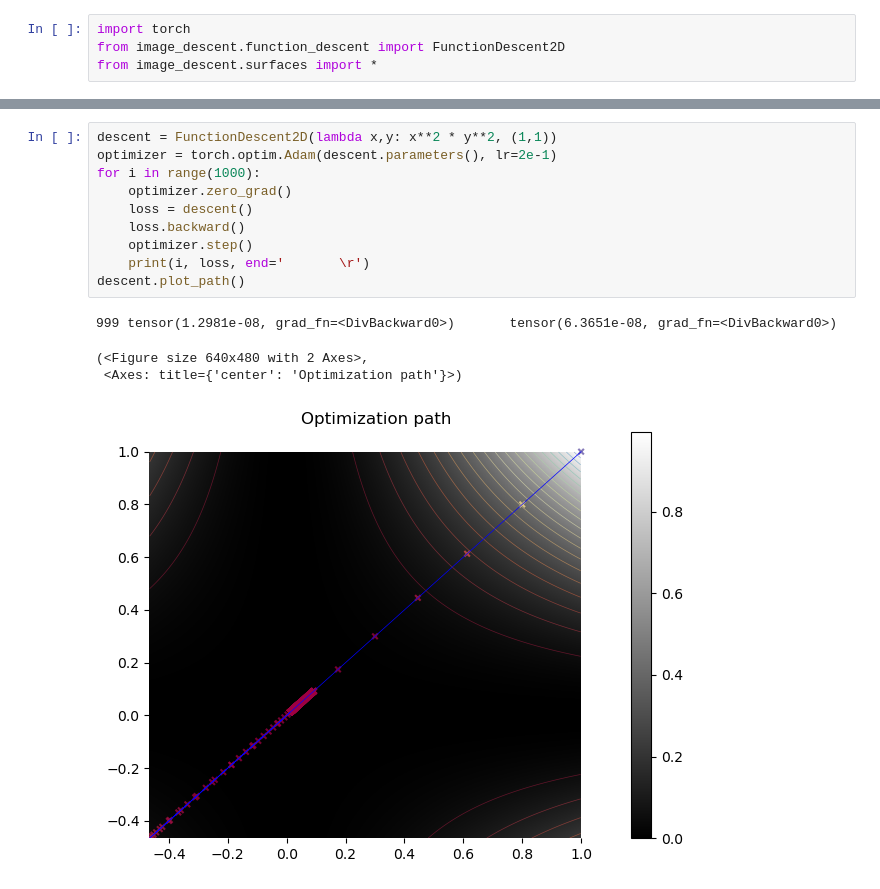
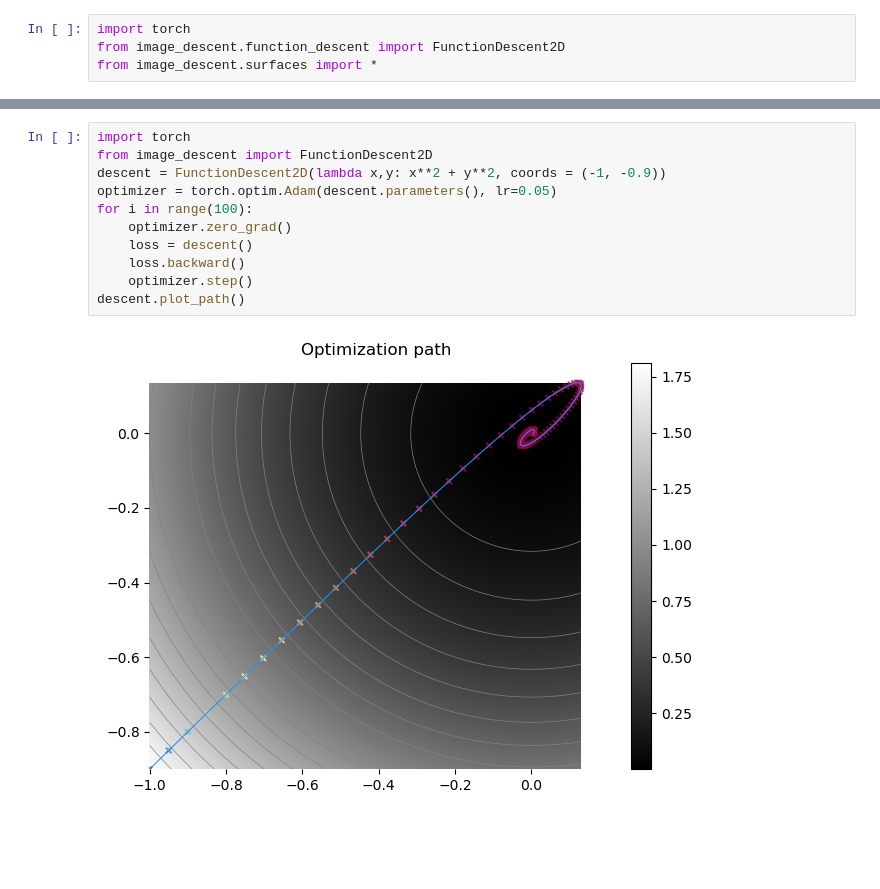
Before and after one commit to inikishev/image-descent, a Jupyter notebook: notebooks/function descent adam.ipynb, the cells around one changed output, grey strips where cells are left out. Cells and saved outputs as stored; diff of their text form; blank space fills up the shorter version.

```diff
--- a/notebooks/function descent adam.ipynb
+++ b/notebooks/function descent adam.ipynb
@@ -100,15 +87,13 @@ descent.plot_path()
 # %%
-descent = FunctionDescent2D(lambda x,y: x**2 * y**2, (1,1))
-optimizer = torch.optim.Adam(descent.parameters(), lr=2e-1)
-for i in range(1000):
+import torch
+from image_descent import FunctionDescent2D
+descent = FunctionDescent2D(lambda x,y: x**2 + y**2, coords = (-1, -0.9))
+optimizer = torch.optim.Adam(descent.parameters(), lr=0.05)
+for i in range(100):
     optimizer.zero_grad()
     loss = descent()
     loss.backward()
     optimizer.step()
-    print(i, loss, end='       \r')
 descent.plot_path()
 # %% [output]
-999 tensor(1.2981e-08, grad_fn=<DivBackward0>)       tensor(6.3651e-08, grad_fn=<DivBackward0>)
-(<Figure size 640x480 with 2 Axes>,
- <Axes: title={'center': 'Optimization path'}>)
-[figure, old version]
+[figure, new version]
```
Also changed, not shown: parts of 7 cells of this notebook, 5 other files.
